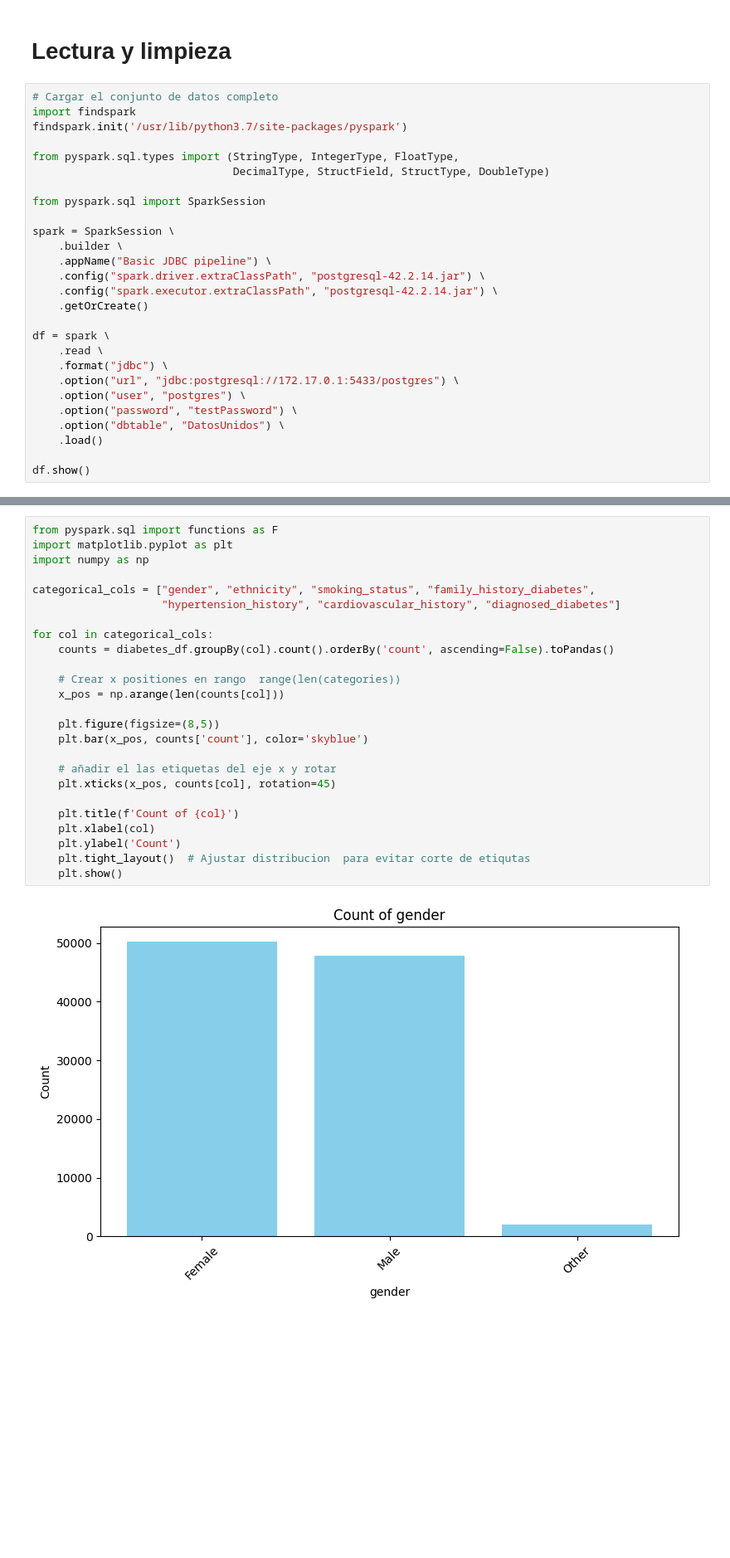
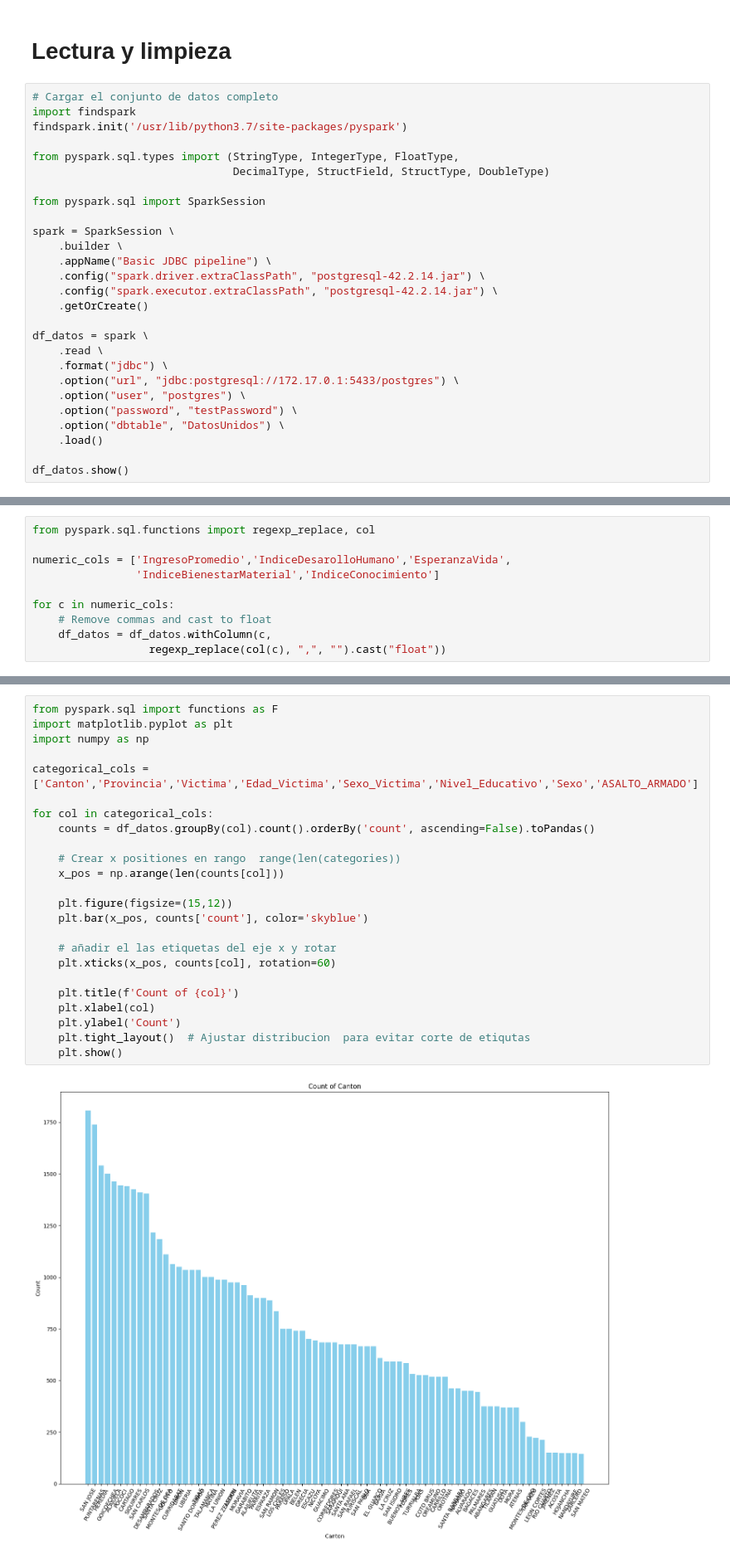
Before and after one commit to jiropardo/mlpipeline, a Jupyter notebook: proyecto.ipynb, the cells around one changed output, grey strips where cells are left out. Shown at 83% size. Cells and saved outputs as stored; diff of their text form; blank space fills up the shorter version.

```diff
--- a/proyecto.ipynb
+++ b/proyecto.ipynb
@@ -35,7 +35,7 @@ spark = SparkSession \
     .config("spark.executor.extraClassPath", "postgresql-42.2.14.jar") \
     .getOrCreate()
 
-df = spark \
+df_datos = spark \
     .read \
     .format("jdbc") \
     .option("url", "jdbc:postgresql://172.17.0.1:5433/postgres") \
@@ -44,6 +44,6 @@ df = spark \
     .option("dbtable", "DatosUnidos") \
     .load()
 
-df.show()
+df_datos.show()
 # %% [output]
 ps: unrecognized option: p
@@ -143,0 +111,10 @@ diagnosed_diabetes                       0
+# %%
+from pyspark.sql.functions import regexp_replace, col
+
+numeric_cols = ['IngresoPromedio','IndiceDesarolloHumano','EsperanzaVida',
+                'IndiceBienestarMaterial','IndiceConocimiento']
+
+for c in numeric_cols:
+    # Remove commas and cast to float
+    df_datos = df_datos.withColumn(c,
+                  regexp_replace(col(c), ",", "").cast("float"))
@@ -158,27 +221,26 @@ Numero de filas duplicadas 0
 # %%
 from pyspark.sql import functions as F
 import matplotlib.pyplot as plt
 import numpy as np
 
-categorical_cols = ["gender", "ethnicity", "smoking_status", "family_history_diabetes",
-                    "hypertension_history", "cardiovascular_history", "diagnosed_diabetes"]
+categorical_cols = ['Canton','Provincia','Victima','Edad_Victima','Sexo_Victima','Nivel_Educativo','Sexo','ASALTO_ARMADO']
 
 for col in categorical_cols:
-    counts = diabetes_df.groupBy(col).count().orderBy('count', ascending=False).toPandas()
+    counts = df_datos.groupBy(col).count().orderBy('count', ascending=False).toPandas()
 
     # Crear x positiones en rango  range(len(categories))
     x_pos = np.arange(len(counts[col]))
 
-    plt.figure(figsize=(8,5))
+    plt.figure(figsize=(15,12))
     plt.bar(x_pos, counts['count'], color='skyblue')
 
     # añadir el las etiquetas del eje x y rotar
-    plt.xticks(x_pos, counts[col], rotation=45)
+    plt.xticks(x_pos, counts[col], rotation=60)
 
     plt.title(f'Count of {col}')
     plt.xlabel(col)
     plt.ylabel('Count')
     plt.tight_layout()  # Ajustar distribucion  para evitar corte de etiqutas
     plt.show()
 # %% [output]
-[figure, old version]
+[figure, new version]
```
Also changed, not shown: parts of 40 cells of this notebook.
